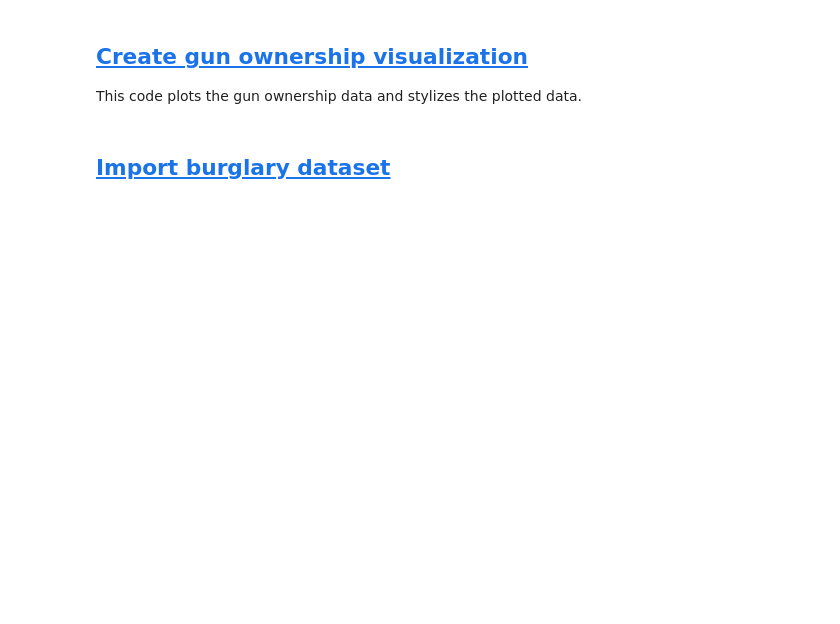
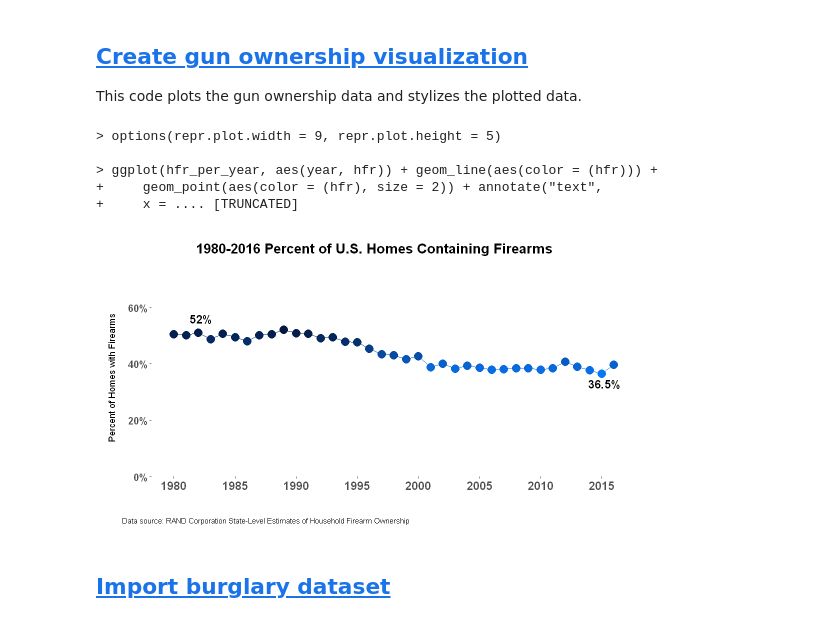
Before and after one commit to rebeccapaliwoda/gun_ownership, a Jupyter notebook: notebooks/gun_ownership_notebook.ipynb, the cells around one changed output. Cells and saved outputs as stored; diff of their text form; code cells hidden in the pictures; blank space fills up the shorter version.

```diff
--- a/notebooks/gun_ownership_notebook.ipynb
+++ b/notebooks/gun_ownership_notebook.ipynb
@@ -41,7 +67,14 @@ source("../src/data/gun_ownership.r")
 
 This code plots the gun ownership data and stylizes the plotted data.
 # %%
-source("../src/visualization/gun_ownership_plot.r")
+source("../src/visualization/gun_ownership_plot.r", echo = TRUE)
+# %% [output]
+> options(repr.plot.width = 9, repr.plot.height = 5)
+
+> ggplot(hfr_per_year, aes(year, hfr)) + geom_line(aes(color = (hfr))) +
++     geom_point(aes(color = (hfr), size = 2)) + annotate("text",
++     x = .... [TRUNCATED]
+[figure, added]
 # %% [markdown]
 ## <a id='toc1_5_'></a>[Import burglary dataset](#toc0_)
 # %%
```
Also changed, not shown: parts of 8 cells of this notebook, 3 other files.
